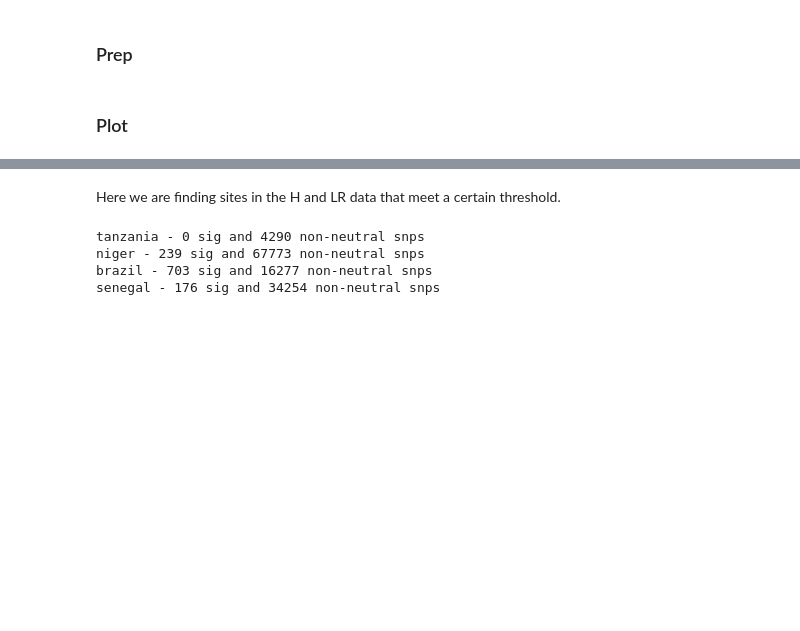
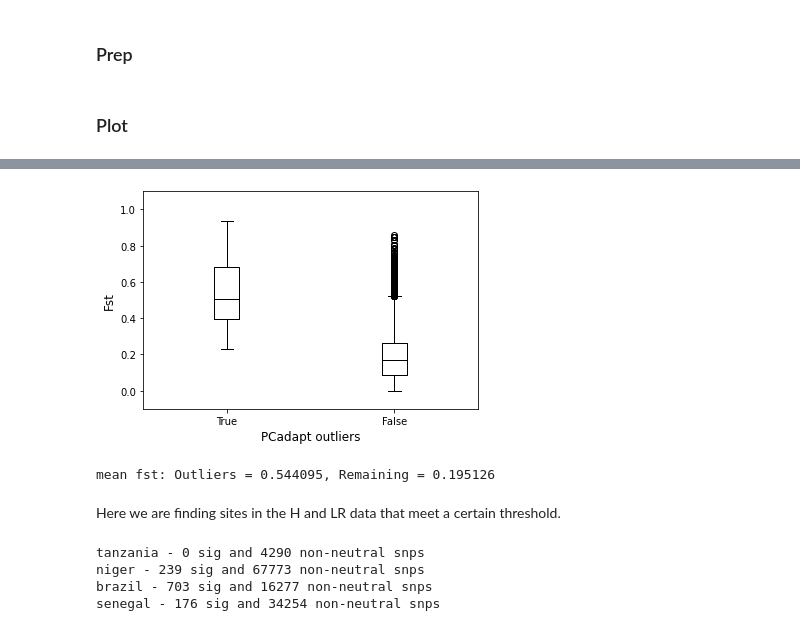
Before and after one commit to nealplatt/sch_man_nwinvasion, a Jupyter notebook: notebooks/test_of_selection.ipynb, the cells around one changed output, grey strips where cells are left out. Saved outputs shown, nothing was run; the diff lists cells and outputs as text; code cells hidden in the pictures; blank space fills up the shorter version.

```diff
--- a/notebooks/test_of_selection.ipynb
+++ b/notebooks/test_of_selection.ipynb
@@ -668,0 +784,24 @@ KeyboardInterrupt:
+# %%
+#fst of pcadapt sigs
+sig=df.loc[df["sigs"]==True]["fst"]
+
+#fst of pcadat insigs
+insig=df.loc[df["sigs"]!=True]["fst"]
+
+#plt.figure(figsize=(2, 2), dpi=300)
+plt.boxplot([sig, insig],
+            showfliers=True,
+            notch=False,
+            labels=["True", "False"],
+            medianprops=dict(color="black", lw=1))
+plt.ylim(-0.1,1.1)
+plt.xlabel("PCadapt outliers", fontsize=12)
+plt.ylabel("Fst", fontsize=12)
+#plt.savefig("results/pi/pi_boxplot_100kb_windows.svg")
+#plt.savefig("results/pi/pi_boxplot_100kb_windows.png", dpi=300)
+plt.show()
+
+print("mean fst: Outliers = {:1f}, Remaining = {:1f}".format(sig.mean(), insig.mean()))
+# %% [output]
+[figure, added]
+mean fst: Outliers = 0.544095, Remaining = 0.195126
```
Also changed, not shown: parts of 19 cells of this notebook.
